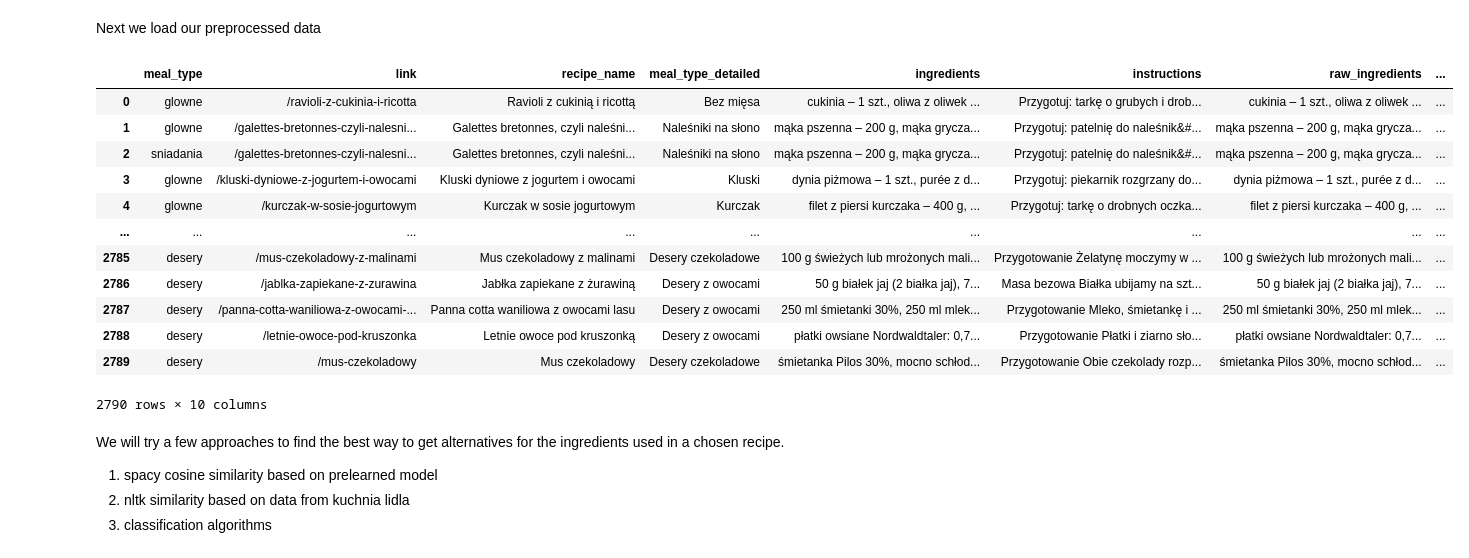
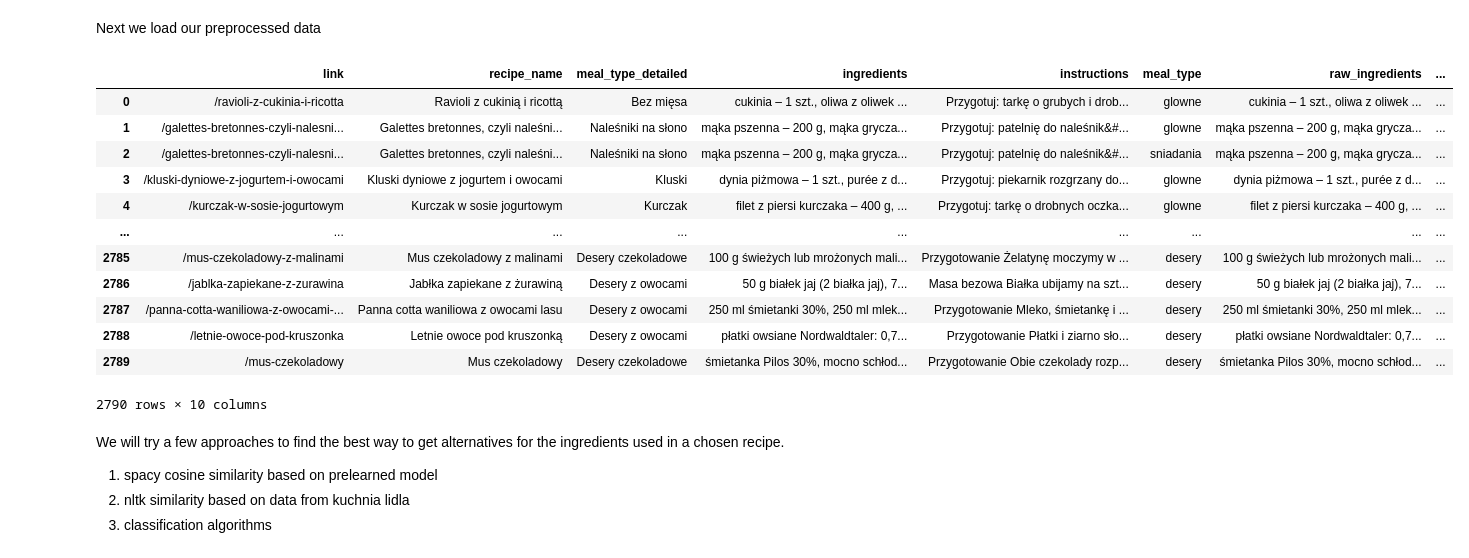
Before and after one commit to d0lar/recipe_matcher, a Jupyter notebook: 3. Model building.ipynb, the cells around one changed output. Saved outputs shown, nothing was run; the diff lists cells and outputs as text; code cells hidden in the pictures.

```diff
--- a/3. Model building.ipynb
+++ b/3. Model building.ipynb
@@ -86,21 +86,21 @@ nlp = spacy.load("pl_core_news_lg")
 # %% [markdown]
 Next we load our preprocessed data
 # %%
-df_working = pd.read_pickle("df_working_pickle.pkl")
+df_working = pd.read_pickle("data/df_working_pickle.pkl")
 df_working
 # %% [output]
-|  | meal_type | link | recipe_name | meal_type_detailed | ingredients | instructions | raw_ingredients | ... |
-| 0 | glowne | /ravioli-z-cukinia-i-ricotta | Ravioli z cukinią i ricottą | Bez mięsa | cukinia – 1 szt., oliwa z oliwek ... | Przygotuj: tarkę o grubych i drob... | cukinia – 1 szt., oliwa z oliwek ... | ... |
-| 1 | glowne | /galettes-bretonnes-czyli-nalesni... | Galettes bretonnes, czyli naleśni... | Naleśniki na słono | mąka pszenna – 200 g, mąka grycza... | Przygotuj: patelnię do naleśnik&#... | mąka pszenna – 200 g, mąka grycza... | ... |
-| 2 | sniadania | /galettes-bretonnes-czyli-nalesni... | Galettes bretonnes, czyli naleśni... | Naleśniki na słono | mąka pszenna – 200 g, mąka grycza... | Przygotuj: patelnię do naleśnik&#... | mąka pszenna – 200 g, mąka grycza... | ... |
-| 3 | glowne | /kluski-dyniowe-z-jogurtem-i-owocami | Kluski dyniowe z jogurtem i owocami | Kluski | dynia piżmowa – 1 szt., purée z d... | Przygotuj: piekarnik rozgrzany do... | dynia piżmowa – 1 szt., purée z d... | ... |
-| 4 | glowne | /kurczak-w-sosie-jogurtowym | Kurczak w sosie jogurtowym | Kurczak | filet z piersi kurczaka – 400 g, ... | Przygotuj: tarkę o drobnych oczka... | filet z piersi kurczaka – 400 g, ... | ... |
+|  | link | recipe_name | meal_type_detailed | ingredients | instructions | meal_type | raw_ingredients | ... |
+| 0 | /ravioli-z-cukinia-i-ricotta | Ravioli z cukinią i ricottą | Bez mięsa | cukinia – 1 szt., oliwa z oliwek ... | Przygotuj: tarkę o grubych i drob... | glowne | cukinia – 1 szt., oliwa z oliwek ... | ... |
+| 1 | /galettes-bretonnes-czyli-nalesni... | Galettes bretonnes, czyli naleśni... | Naleśniki na słono | mąka pszenna – 200 g, mąka grycza... | Przygotuj: patelnię do naleśnik&#... | glowne | mąka pszenna – 200 g, mąka grycza... | ... |
+| 2 | /galettes-bretonnes-czyli-nalesni... | Galettes bretonnes, czyli naleśni... | Naleśniki na słono | mąka pszenna – 200 g, mąka grycza... | Przygotuj: patelnię do naleśnik&#... | sniadania | mąka pszenna – 200 g, mąka grycza... | ... |
+| 3 | /kluski-dyniowe-z-jogurtem-i-owocami | Kluski dyniowe z jogurtem i owocami | Kluski | dynia piżmowa – 1 szt., purée z d... | Przygotuj: piekarnik rozgrzany do... | glowne | dynia piżmowa – 1 szt., purée z d... | ... |
+| 4 | /kurczak-w-sosie-jogurtowym | Kurczak w sosie jogurtowym | Kurczak | filet z piersi kurczaka – 400 g, ... | Przygotuj: tarkę o drobnych oczka... | glowne | filet z piersi kurczaka – 400 g, ... | ... |
 | ... | ... | ... | ... | ... | ... | ... | ... | ... |
-| 2785 | desery | /mus-czekoladowy-z-malinami | Mus czekoladowy z malinami | Desery czekoladowe | 100 g świeżych lub mrożonych mali... | Przygotowanie Żelatynę moczymy w ... | 100 g świeżych lub mrożonych mali... | ... |
-| 2786 | desery | /jablka-zapiekane-z-zurawina | Jabłka zapiekane z żurawiną | Desery z owocami | 50 g białek jaj (2 białka jaj), 7... | Masa bezowa Białka ubijamy na szt... | 50 g białek jaj (2 białka jaj), 7... | ... |
-| 2787 | desery | /panna-cotta-waniliowa-z-owocami-... | Panna cotta waniliowa z owocami lasu | Desery z owocami | 250 ml śmietanki 30%, 250 ml mlek... | Przygotowanie Mleko, śmietankę i ... | 250 ml śmietanki 30%, 250 ml mlek... | ... |
-| 2788 | desery | /letnie-owoce-pod-kruszonka | Letnie owoce pod kruszonką | Desery z owocami | płatki owsiane Nordwaldtaler: 0,7... | Przygotowanie Płatki i ziarno sło... | płatki owsiane Nordwaldtaler: 0,7... | ... |
-| 2789 | desery | /mus-czekoladowy | Mus czekoladowy | Desery czekoladowe | śmietanka Pilos 30%, mocno schłod... | Przygotowanie Obie czekolady rozp... | śmietanka Pilos 30%, mocno schłod... | ... |
+| 2785 | /mus-czekoladowy-z-malinami | Mus czekoladowy z malinami | Desery czekoladowe | 100 g świeżych lub mrożonych mali... | Przygotowanie Żelatynę moczymy w ... | desery | 100 g świeżych lub mrożonych mali... | ... |
+| 2786 | /jablka-zapiekane-z-zurawina | Jabłka zapiekane z żurawiną | Desery z owocami | 50 g białek jaj (2 białka jaj), 7... | Masa bezowa Białka ubijamy na szt... | desery | 50 g białek jaj (2 białka jaj), 7... | ... |
+| 2787 | /panna-cotta-waniliowa-z-owocami-... | Panna cotta waniliowa z owocami lasu | Desery z owocami | 250 ml śmietanki 30%, 250 ml mlek... | Przygotowanie Mleko, śmietankę i ... | desery | 250 ml śmietanki 30%, 250 ml mlek... | ... |
+| 2788 | /letnie-owoce-pod-kruszonka | Letnie owoce pod kruszonką | Desery z owocami | płatki owsiane Nordwaldtaler: 0,7... | Przygotowanie Płatki i ziarno sło... | desery | płatki owsiane Nordwaldtaler: 0,7... | ... |
+| 2789 | /mus-czekoladowy | Mus czekoladowy | Desery czekoladowe | śmietanka Pilos 30%, mocno schłod... | Przygotowanie Obie czekolady rozp... | desery | śmietanka Pilos 30%, mocno schłod... | ... |
 2790 rows × 10 columns
 # %% [markdown]
 We will try a few approaches to find the best way to get alternatives for the ingredients used in a chosen recipe.
```
Also changed, not shown: parts of 6 cells of this notebook, 2 other files.
